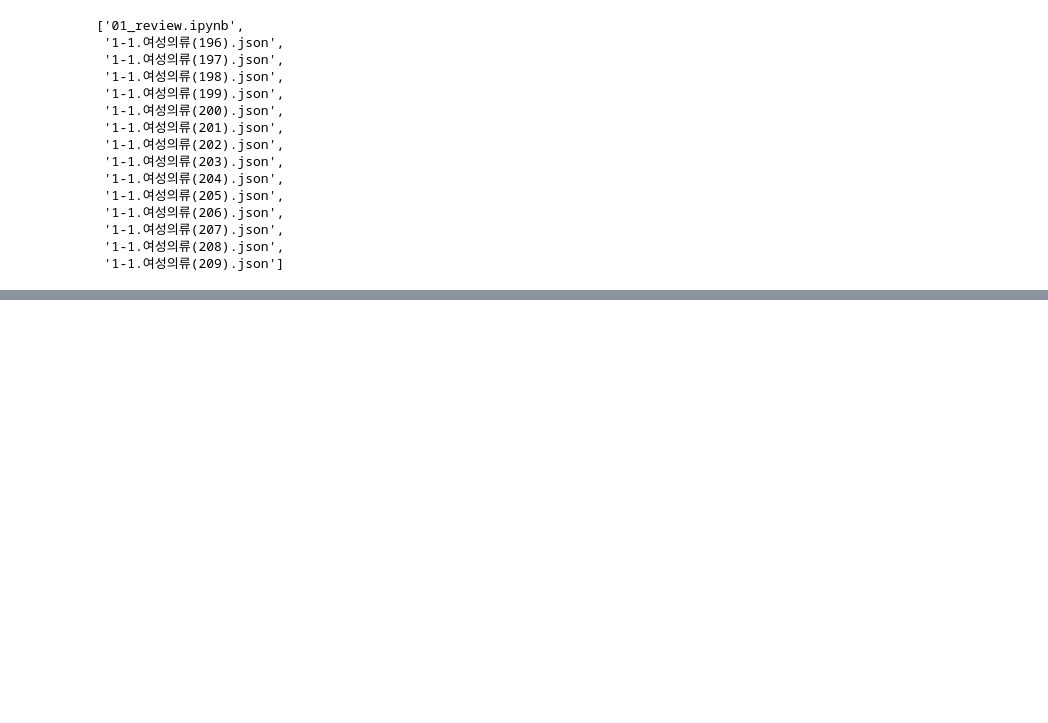
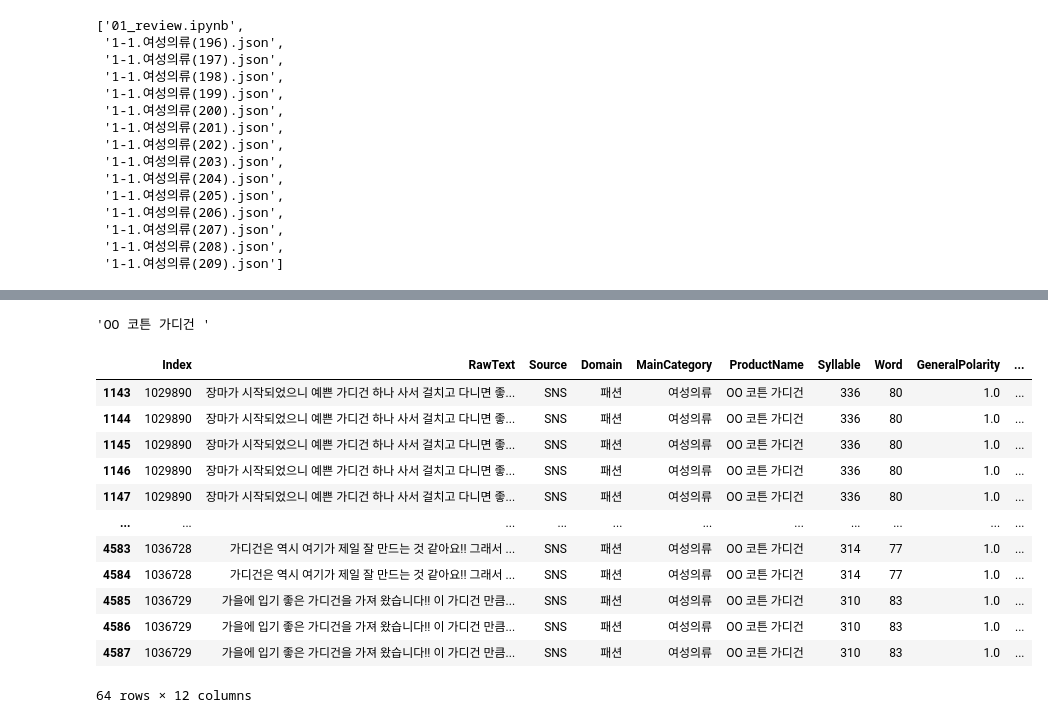
Before and after one commit to JungHyun7/multicam, a Jupyter notebook: 20251027/01_review.ipynb, the cells around one changed output, grey strips where cells are left out. Cells and saved outputs as stored; diff of their text form; code cells hidden in the pictures; blank space fills up the shorter version.

```diff
--- a/20251027/01_review.ipynb
+++ b/20251027/01_review.ipynb
@@ -91,0 +359,6 @@ Name: count, dtype: int64
+# %%
+group_df = sentence_df.groupby(['RawText', 'Aspect_pred']).mean()
+# %%
+group_df.reset_index(inplace=True)
+# %%
+group_df['Aspect_pred'] = le.inverse_transform(group_df['Aspect_pred'])
@@ -91,0 +395,3 @@ Name: count, dtype: int64
+# %%
+# total_df와 group_df를 조인 결합
+review_df = pd.merge(total_df, group_df, on='RawText', how= 'inner')
@@ -91,0 +450,31 @@ Name: count, dtype: int64
+# %%
+# 제품별 리뷰의 상세 감정 분석이 가능
+# 제품 이름 중 가장 많은 리뷰를 가진 제품을 선택하여 감정 점수의 평규을 확인
+pd.pivot_table(
+    data = review_df.drop_duplicates('RawText'),
+    index = 'ProductName',
+    values = 'RawText',
+    aggfunc = ('count')
+).sort_values('RawText', ascending=False).index[0]
+# %% [output]
+'OO 코튼 가디건 '
+# %%
+product_name = 'OO 코튼 가디건 '
+# 해당 제품의 리뷰들의 전체적인 감정의 점수를 출력
+# case1 -> ProductName에서 필터링을 한 뒤 Aspect_pred를 기준으로 그룹화 -> Pola_pred의 평균
+test_df = review_df.loc[review_df['ProductName'] == product_name, ]
+test_df
+# %% [output]
+|  | Index | RawText | Source | Domain | MainCategory | ProductName | Syllable | Word | GeneralPolarity | ... |
+| 1143 | 1029890 | 장마가 시작되었으니 예쁜 가디건 하나 사서 걸치고 다니면 좋... | SNS | 패션 | 여성의류 | OO 코튼 가디건 | 336 | 80 | 1.0 | ... |
+| 1144 | 1029890 | 장마가 시작되었으니 예쁜 가디건 하나 사서 걸치고 다니면 좋... | SNS | 패션 | 여성의류 | OO 코튼 가디건 | 336 | 80 | 1.0 | ... |
+| 1145 | 1029890 | 장마가 시작되었으니 예쁜 가디건 하나 사서 걸치고 다니면 좋... | SNS | 패션 | 여성의류 | OO 코튼 가디건 | 336 | 80 | 1.0 | ... |
+| 1146 | 1029890 | 장마가 시작되었으니 예쁜 가디건 하나 사서 걸치고 다니면 좋... | SNS | 패션 | 여성의류 | OO 코튼 가디건 | 336 | 80 | 1.0 | ... |
+| 1147 | 1029890 | 장마가 시작되었으니 예쁜 가디건 하나 사서 걸치고 다니면 좋... | SNS | 패션 | 여성의류 | OO 코튼 가디건 | 336 | 80 | 1.0 | ... |
+| ... | ... | ... | ... | ... | ... | ... | ... | ... | ... | ... |
+| 4583 | 1036728 | 가디건은 역시 여기가 제일 잘 만드는 것 같아요!! 그래서 ... | SNS | 패션 | 여성의류 | OO 코튼 가디건 | 314 | 77 | 1.0 | ... |
+| 4584 | 1036728 | 가디건은 역시 여기가 제일 잘 만드는 것 같아요!! 그래서 ... | SNS | 패션 | 여성의류 | OO 코튼 가디건 | 314 | 77 | 1.0 | ... |
+| 4585 | 1036729 | 가을에 입기 좋은 가디건을 가져 왔습니다!! 이 가디건 만큼... | SNS | 패션 | 여성의류 | OO 코튼 가디건 | 310 | 83 | 1.0 | ... |
+| 4586 | 1036729 | 가을에 입기 좋은 가디건을 가져 왔습니다!! 이 가디건 만큼... | SNS | 패션 | 여성의류 | OO 코튼 가디건 | 310 | 83 | 1.0 | ... |
+| 4587 | 1036729 | 가을에 입기 좋은 가디건을 가져 왔습니다!! 이 가디건 만큼... | SNS | 패션 | 여성의류 | OO 코튼 가디건 | 310 | 83 | 1.0 | ... |
+64 rows × 12 columns
```
Also changed, not shown: parts of 53 cells of this notebook.
